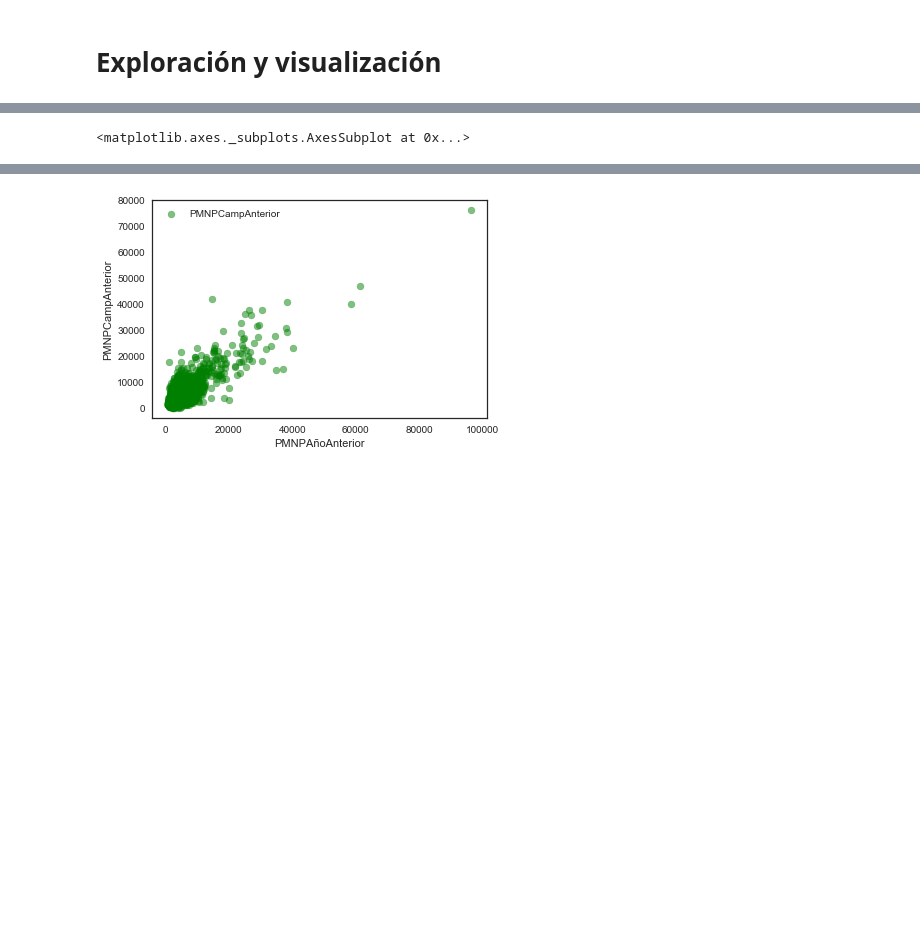
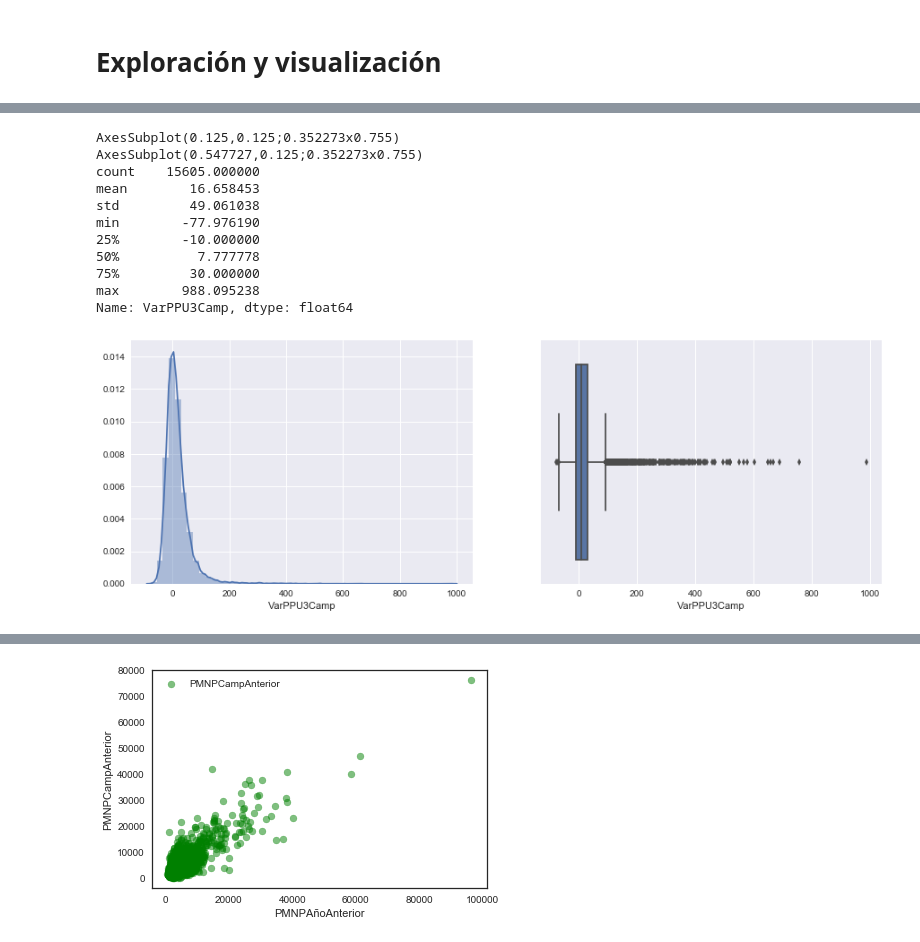
Before and after one commit to carlosfg97/pdp, a Jupyter notebook: ModeloPDP.ipynb, the cells around one changed output, grey strips where cells are left out. Cells and saved outputs as stored; diff of their text form; code cells hidden in the pictures; blank space fills up the shorter version.

```diff
--- a/ModeloPDP.ipynb
+++ b/ModeloPDP.ipynb
@@ -133,3 +165,18 @@ df2.describe()
+# %%
+VarDescr(df2['VarPPU3Camp'])
+# %% [output]
+AxesSubplot(0.125,0.125;0.352273x0.755)
+AxesSubplot(0.547727,0.125;0.352273x0.755)
+count    15605.000000
+mean        16.658453
+std         49.061038
+min        -77.976190
+25%        -10.000000
+50%          7.777778
+75%         30.000000
+max        988.095238
+Name: VarPPU3Camp, dtype: float64
+[figure, added]
 # %%
 import seaborn as sns
 import matplotlib.pyplot as plt
@@ -142,7 +189,3 @@ def corr_1(df):
     cmap = sns.diverging_palette(220, 10, as_cmap=True)
     return sns.heatmap(corr, mask=mask, cmap=cmap, center=0,
             square=True, linewidths=.5)
-# %%
-corr_1(df2)
-# %% [output]
-<matplotlib.axes._subplots.AxesSubplot at 0x...>
```
Also changed, not shown: parts of 22 cells of this notebook, 2 other files.
